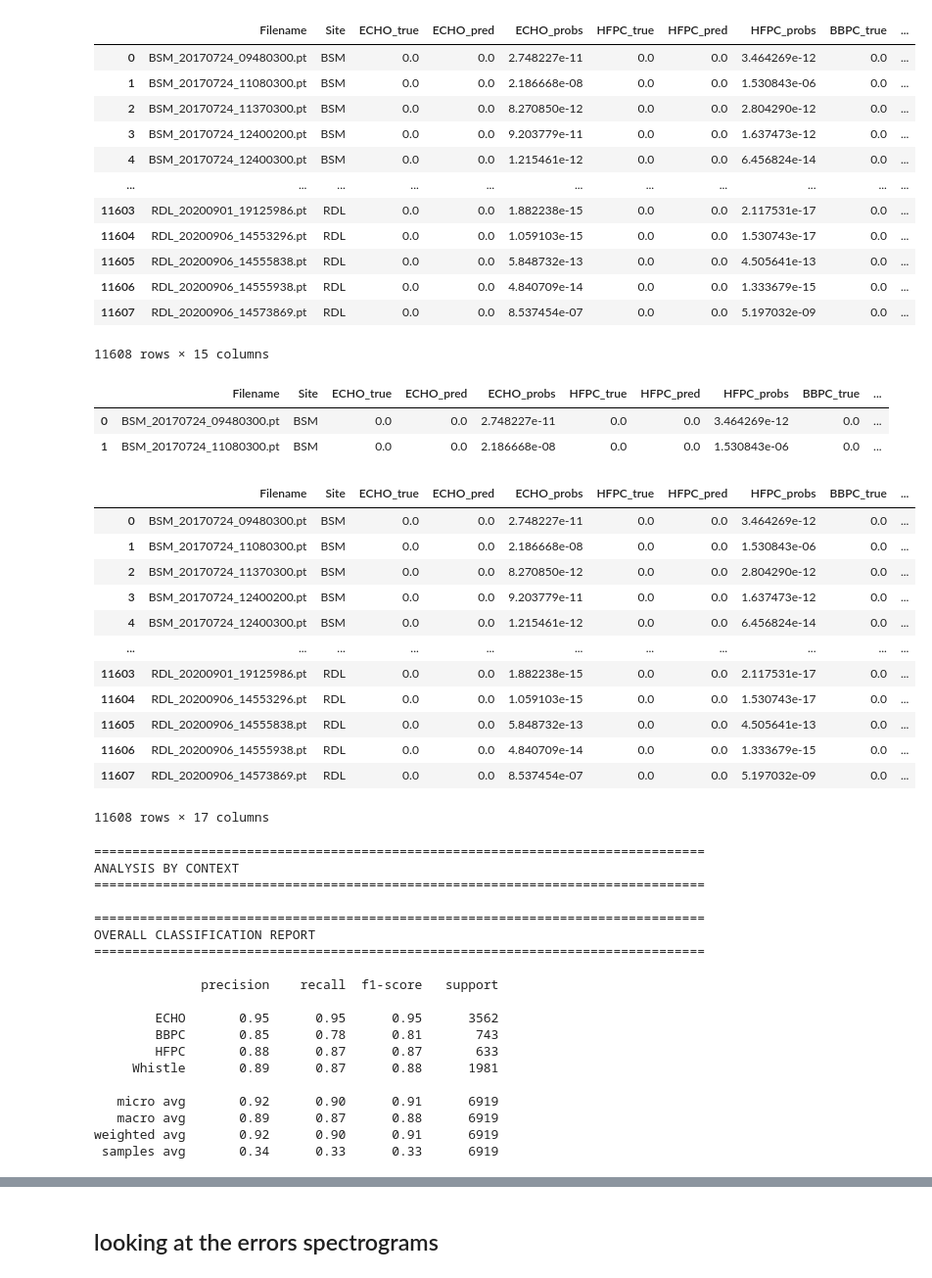
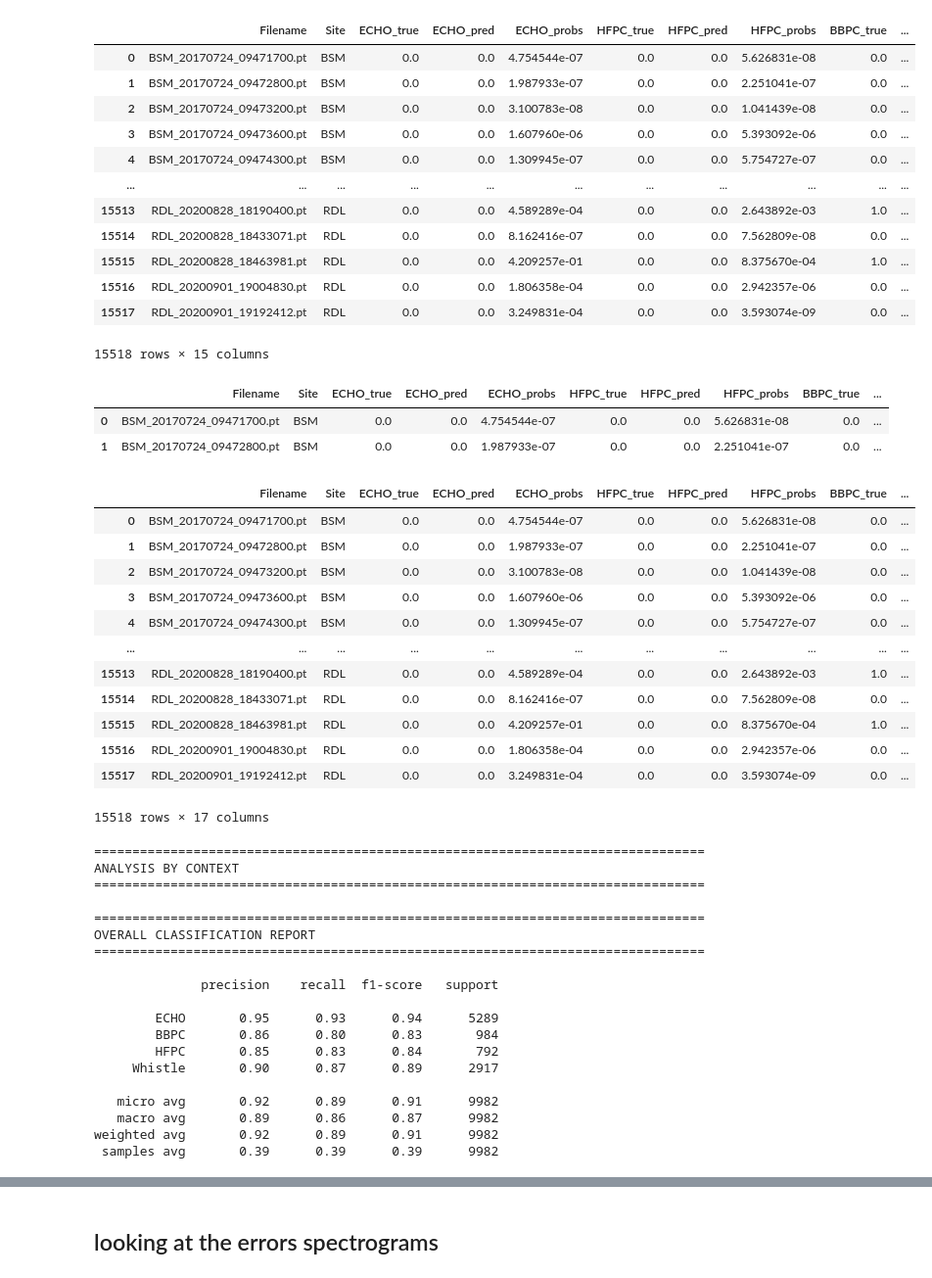
Before and after one commit to bobduru/beluga-call-pipeline, a Jupyter notebook: training/results_analysis/new_dataset.ipynb, the cells around one changed output, grey strips where cells are left out. Shown at 98% size. Drawn from its saved outputs; the diff is of its cells as text; code cells hidden in the pictures.

```diff
--- a/training/results_analysis/new_dataset.ipynb
+++ b/training/results_analysis/new_dataset.ipynb
@@ -24,33 +39,33 @@ The autoreload extension is already loaded. To reload it, use:
 # %%
 import pandas as pd
 from pathlib import Path
 
-dir = "../final_results/resnet/"
+dir = "../final_results/mobile_net_8_layers/"
 
 # Loop through all folds and collect DataFrames
 all_predictions = []
 for fold_num in range(5):
     fold_path = Path(dir) / f"fold_{fold_num}" / "test_predictions.csv"
     fold_df = pd.read_csv(fold_path)
     all_predictions.append(fold_df)
 
 # Merge all predictions into one DataFrame
 test_predictions_df = pd.concat(all_predictions, ignore_index=True)
 test_predictions_df
 # %% [output]
 |  | Filename | Site | ECHO_true | ECHO_pred | ECHO_probs | HFPC_true | HFPC_pred | HFPC_probs | BBPC_true | ... |
-| 0 | BSM_20170724_09480300.pt | BSM | 0.0 | 0.0 | 2.748227e-11 | 0.0 | 0.0 | 3.464269e-12 | 0.0 | ... |
-| 1 | BSM_20170724_11080300.pt | BSM | 0.0 | 0.0 | 2.186668e-08 | 0.0 | 0.0 | 1.530843e-06 | 0.0 | ... |
-| 2 | BSM_20170724_11370300.pt | BSM | 0.0 | 0.0 | 8.270850e-12 | 0.0 | 0.0 | 2.804290e-12 | 0.0 | ... |
-| 3 | BSM_20170724_12400200.pt | BSM | 0.0 | 0.0 | 9.203779e-11 | 0.0 | 0.0 | 1.637473e-12 | 0.0 | ... |
-| 4 | BSM_20170724_12400300.pt | BSM | 0.0 | 0.0 | 1.215461e-12 | 0.0 | 0.0 | 6.456824e-14 | 0.0 | ... |
+| 0 | BSM_20170724_09471700.pt | BSM | 0.0 | 0.0 | 4.754544e-07 | 0.0 | 0.0 | 5.626831e-08 | 0.0 | ... |
+| 1 | BSM_20170724_09472800.pt | BSM | 0.0 | 0.0 | 1.987933e-07 | 0.0 | 0.0 | 2.251041e-07 | 0.0 | ... |
+| 2 | BSM_20170724_09473200.pt | BSM | 0.0 | 0.0 | 3.100783e-08 | 0.0 | 0.0 | 1.041439e-08 | 0.0 | ... |
+| 3 | BSM_20170724_09473600.pt | BSM | 0.0 | 0.0 | 1.607960e-06 | 0.0 | 0.0 | 5.393092e-06 | 0.0 | ... |
+| 4 | BSM_20170724_09474300.pt | BSM | 0.0 | 0.0 | 1.309945e-07 | 0.0 | 0.0 | 5.754727e-07 | 0.0 | ... |
 | ... | ... | ... | ... | ... | ... | ... | ... | ... | ... | ... |
-| 11603 | RDL_20200901_19125986.pt | RDL | 0.0 | 0.0 | 1.882238e-15 | 0.0 | 0.0 | 2.117531e-17 | 0.0 | ... |
-| 11604 | RDL_20200906_14553296.pt | RDL | 0.0 | 0.0 | 1.059103e-15 | 0.0 | 0.0 | 1.530743e-17 | 0.0 | ... |
-| 11605 | RDL_20200906_14555838.pt | RDL | 0.0 | 0.0 | 5.848732e-13 | 0.0 | 0.0 | 4.505641e-13 | 0.0 | ... |
-| 11606 | RDL_20200906_14555938.pt | RDL | 0.0 | 0.0 | 4.840709e-14 | 0.0 | 0.0 | 1.333679e-15 | 0.0 | ... |
-| 11607 | RDL_20200906_14573869.pt | RDL | 0.0 | 0.0 | 8.537454e-07 | 0.0 | 0.0 | 5.197032e-09 | 0.0 | ... |
+| 15513 | RDL_20200828_18190400.pt | RDL | 0.0 | 0.0 | 4.589289e-04 | 0.0 | 0.0 | 2.643892e-03 | 1.0 | ... |
+| 15514 | RDL_20200828_18433071.pt | RDL | 0.0 | 0.0 | 8.162416e-07 | 0.0 | 0.0 | 7.562809e-08 | 0.0 | ... |
+| 15515 | RDL_20200828_18463981.pt | RDL | 0.0 | 0.0 | 4.209257e-01 | 0.0 | 0.0 | 8.375670e-04 | 1.0 | ... |
+| 15516 | RDL_20200901_19004830.pt | RDL | 0.0 | 0.0 | 1.806358e-04 | 0.0 | 0.0 | 2.942357e-06 | 0.0 | ... |
+| 15517 | RDL_20200901_19192412.pt | RDL | 0.0 | 0.0 | 3.249831e-04 | 0.0 | 0.0 | 3.593074e-09 | 0.0 | ... |
-11608 rows × 15 columns
+15518 rows × 15 columns
 # %%
 import pandas as pd
 labels_df = pd.read_csv("../../data/Verified_Dataset/labels/labels_merged.csv")
@@ -67,8 +82,8 @@ test_predictions_df = merged_df.drop(columns=["ClipFilenamePt"])
 test_predictions_df.head(2)
 # %% [output]
 |  | Filename | Site | ECHO_true | ECHO_pred | ECHO_probs | HFPC_true | HFPC_pred | HFPC_probs | BBPC_true | ... |
-| 0 | BSM_20170724_09480300.pt | BSM | 0.0 | 0.0 | 2.748227e-11 | 0.0 | 0.0 | 3.464269e-12 | 0.0 | ... |
-| 1 | BSM_20170724_11080300.pt | BSM | 0.0 | 0.0 | 2.186668e-08 | 0.0 | 0.0 | 1.530843e-06 | 0.0 | ... |
+| 0 | BSM_20170724_09471700.pt | BSM | 0.0 | 0.0 | 4.754544e-07 | 0.0 | 0.0 | 5.626831e-08 | 0.0 | ... |
+| 1 | BSM_20170724_09472800.pt | BSM | 0.0 | 0.0 | 1.987933e-07 | 0.0 | 0.0 | 2.251041e-07 | 0.0 | ... |
 # %%
 from sklearn.metrics import multilabel_confusion_matrix, classification_report, ConfusionMatrixDisplay
 import matplotlib.pyplot as plt
@@ -348,18 +363,18 @@ def print_average_metrics(avg_df, group_name="Group"):
 test_predictions_df
 # %% [output]
 |  | Filename | Site | ECHO_true | ECHO_pred | ECHO_probs | HFPC_true | HFPC_pred | HFPC_probs | BBPC_true | ... |
-| 0 | BSM_20170724_09480300.pt | BSM | 0.0 | 0.0 | 2.748227e-11 | 0.0 | 0.0 | 3.464269e-12 | 0.0 | ... |
-| 1 | BSM_20170724_11080300.pt | BSM | 0.0 | 0.0 | 2.186668e-08 | 0.0 | 0.0 | 1.530843e-06 | 0.0 | ... |
-| 2 | BSM_20170724_11370300.pt | BSM | 0.0 | 0.0 | 8.270850e-12 | 0.0 | 0.0 | 2.804290e-12 | 0.0 | ... |
-| 3 | BSM_20170724_12400200.pt | BSM | 0.0 | 0.0 | 9.203779e-11 | 0.0 | 0.0 | 1.637473e-12 | 0.0 | ... |
-| 4 | BSM_20170724_12400300.pt | BSM | 0.0 | 0.0 | 1.215461e-12 | 0.0 | 0.0 | 6.456824e-14 | 0.0 | ... |
+| 0 | BSM_20170724_09471700.pt | BSM | 0.0 | 0.0 | 4.754544e-07 | 0.0 | 0.0 | 5.626831e-08 | 0.0 | ... |
+| 1 | BSM_20170724_09472800.pt | BSM | 0.0 | 0.0 | 1.987933e-07 | 0.0 | 0.0 | 2.251041e-07 | 0.0 | ... |
+| 2 | BSM_20170724_09473200.pt | BSM | 0.0 | 0.0 | 3.100783e-08 | 0.0 | 0.0 | 1.041439e-08 | 0.0 | ... |
+| 3 | BSM_20170724_09473600.pt | BSM | 0.0 | 0.0 | 1.607960e-06 | 0.0 | 0.0 | 5.393092e-06 | 0.0 | ... |
+| 4 | BSM_20170724_09474300.pt | BSM | 0.0 | 0.0 | 1.309945e-07 | 0.0 | 0.0 | 5.754727e-07 | 0.0 | ... |
 | ... | ... | ... | ... | ... | ... | ... | ... | ... | ... | ... |
-| 11603 | RDL_20200901_19125986.pt | RDL | 0.0 | 0.0 | 1.882238e-15 | 0.0 | 0.0 | 2.117531e-17 | 0.0 | ... |
-| 11604 | RDL_20200906_14553296.pt | RDL | 0.0 | 0.0 | 1.059103e-15 | 0.0 | 0.0 | 1.530743e-17 | 0.0 | ... |
-| 11605 | RDL_20200906_14555838.pt | RDL | 0.0 | 0.0 | 5.848732e-13 | 0.0 | 0.0 | 4.505641e-13 | 0.0 | ... |
-| 11606 | RDL_20200906_14555938.pt | RDL | 0.0 | 0.0 | 4.840709e-14 | 0.0 | 0.0 | 1.333679e-15 | 0.0 | ... |
-| 11607 | RDL_20200906_14573869.pt | RDL | 0.0 | 0.0 | 8.537454e-07 | 0.0 | 0.0 | 5.197032e-09 | 0.0 | ... |
+| 15513 | RDL_20200828_18190400.pt | RDL | 0.0 | 0.0 | 4.589289e-04 | 0.0 | 0.0 | 2.643892e-03 | 1.0 | ... |
+| 15514 | RDL_20200828_18433071.pt | RDL | 0.0 | 0.0 | 8.162416e-07 | 0.0 | 0.0 | 7.562809e-08 | 0.0 | ... |
+| 15515 | RDL_20200828_18463981.pt | RDL | 0.0 | 0.0 | 4.209257e-01 | 0.0 | 0.0 | 8.375670e-04 | 1.0 | ... |
+| 15516 | RDL_20200901_19004830.pt | RDL | 0.0 | 0.0 | 1.806358e-04 | 0.0 | 0.0 | 2.942357e-06 | 0.0 | ... |
+| 15517 | RDL_20200901_19192412.pt | RDL | 0.0 | 0.0 | 3.249831e-04 | 0.0 | 0.0 | 3.593074e-09 | 0.0 | ... |
-11608 rows × 17 columns
+15518 rows × 17 columns
 # %%
 # =============================================================================
 # ANALYSIS BY CONTEXT
@@ -385,15 +400,15 @@ OVERALL CLASSIFICATION REPORT
 
               precision    recall  f1-score   support
 
-        ECHO       0.95      0.95      0.95      3562
-        BBPC       0.85      0.78      0.81       743
-        HFPC       0.88      0.87      0.87       633
-     Whistle       0.89      0.87      0.88      1981
+        ECHO       0.95      0.93      0.94      5289
+        BBPC       0.86      0.80      0.83       984
+        HFPC       0.85      0.83      0.84       792
+     Whistle       0.90      0.87      0.89      2917
 
-   micro avg       0.92      0.90      0.91      6919
-   macro avg       0.89      0.87      0.88      6919
-weighted avg       0.92      0.90      0.91      6919
- samples avg       0.34      0.33      0.33      6919
+   micro avg       0.92      0.89      0.91      9982
+   macro avg       0.89      0.86      0.87      9982
+weighted avg       0.92      0.89      0.91      9982
+ samples avg       0.39      0.39      0.39      9982
 # %%
 metrics_by_context
 # %% [output]
```
Also changed, not shown: parts of 7 cells of this notebook, 17 other files.
